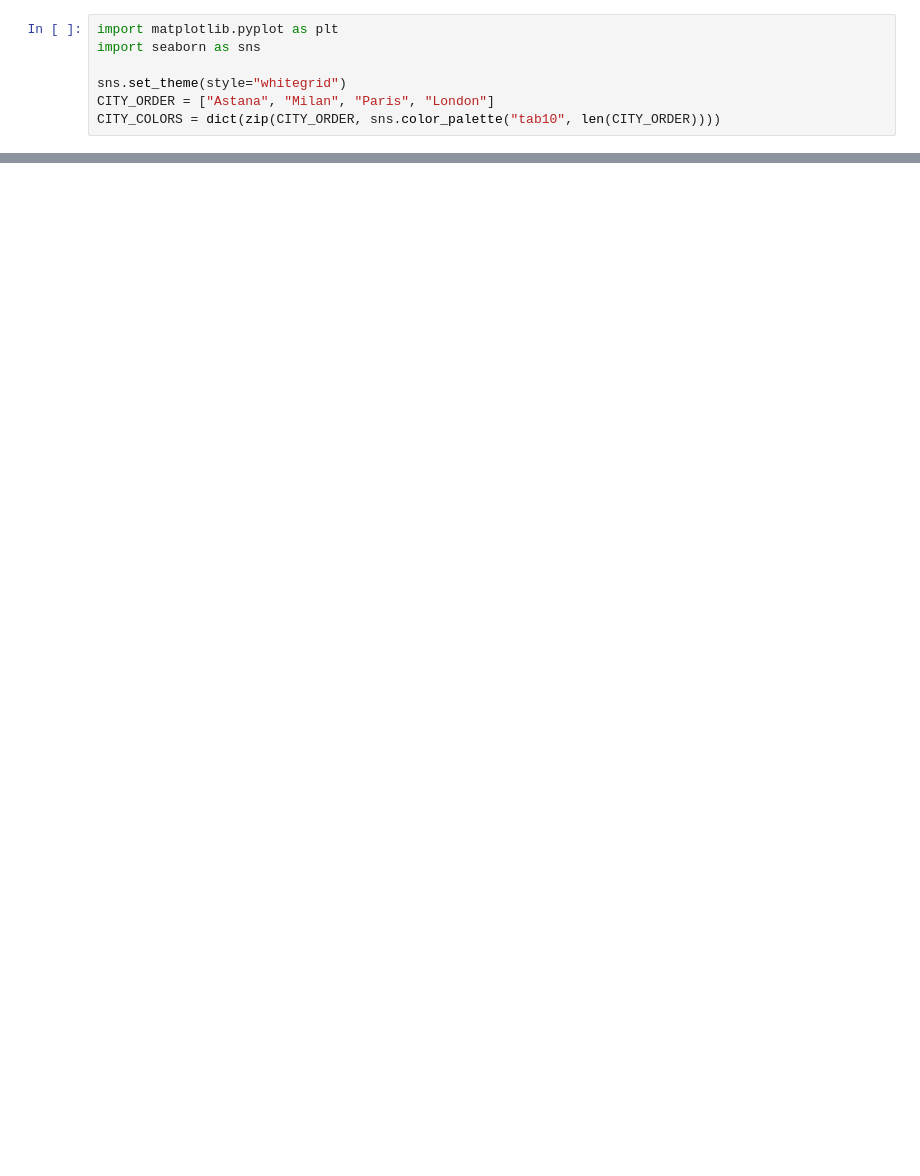
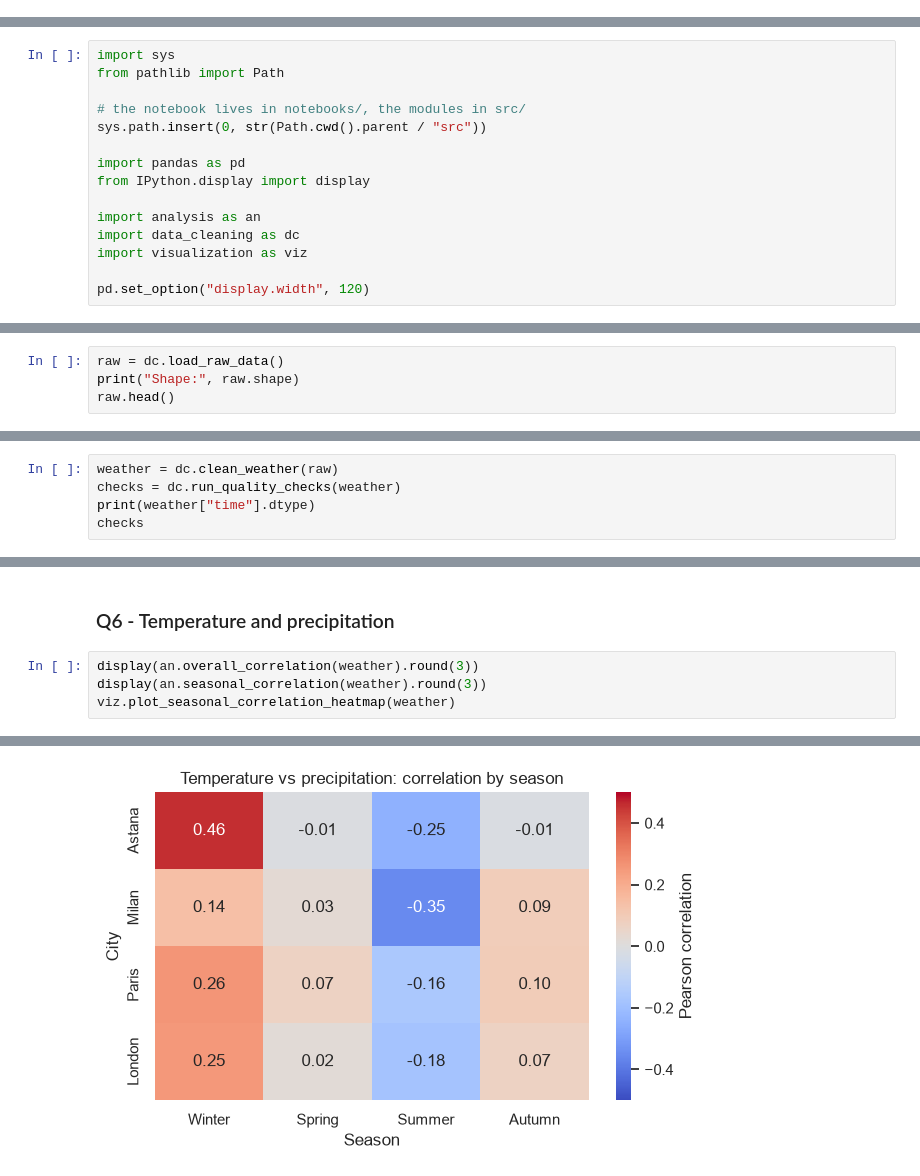
Before and after one commit to marlesulydan/Weather-data-analysis-, a Jupyter notebook: notebooks/weather_analysis.ipynb, the cells around one changed output, grey strips where cells are left out. Saved outputs shown, nothing was run; the diff lists cells and outputs as text; blank space fills up the shorter version.

Commit message:
Rebuild notebook to use the src modules

```diff
--- a/notebooks/weather_analysis.ipynb
+++ b/notebooks/weather_analysis.ipynb
@@ -456,7 +0,0 @@ summary
-# %%
-import matplotlib.pyplot as plt
-import seaborn as sns
-
-sns.set_theme(style="whitegrid")
-CITY_ORDER = ["Astana", "Milan", "Paris", "London"]
-CITY_COLORS = dict(zip(CITY_ORDER, sns.color_palette("tab10", len(CITY_ORDER))))
@@ -750,0 +42,15 @@ weather.shape
+# %%
+import sys
+from pathlib import Path
+
+# the notebook lives in notebooks/, the modules in src/
+sys.path.insert(0, str(Path.cwd().parent / "src"))
+
+import pandas as pd
+from IPython.display import display
+
+import analysis as an
+import data_cleaning as dc
+import visualization as viz
+
+pd.set_option("display.width", 120)
@@ -750,0 +59,4 @@ weather.shape
+# %%
+raw = dc.load_raw_data()
+print("Shape:", raw.shape)
+raw.head()
@@ -750,0 +106,5 @@ weather.shape
+# %%
+weather = dc.clean_weather(raw)
+checks = dc.run_quality_checks(weather)
+print(weather["time"].dtype)
+checks
@@ -750,0 +259,7 @@ weather.shape
+# %% [markdown]
+### Q6 - Temperature and precipitation
+# %%
+display(an.overall_correlation(weather).round(3))
+display(an.seasonal_correlation(weather).round(3))
+viz.plot_seasonal_correlation_heatmap(weather)
+# %% [output]
@@ -750,0 +276 @@ weather.shape
+[figure, added]
```
Also changed, not shown: parts of 92 cells of this notebook.
